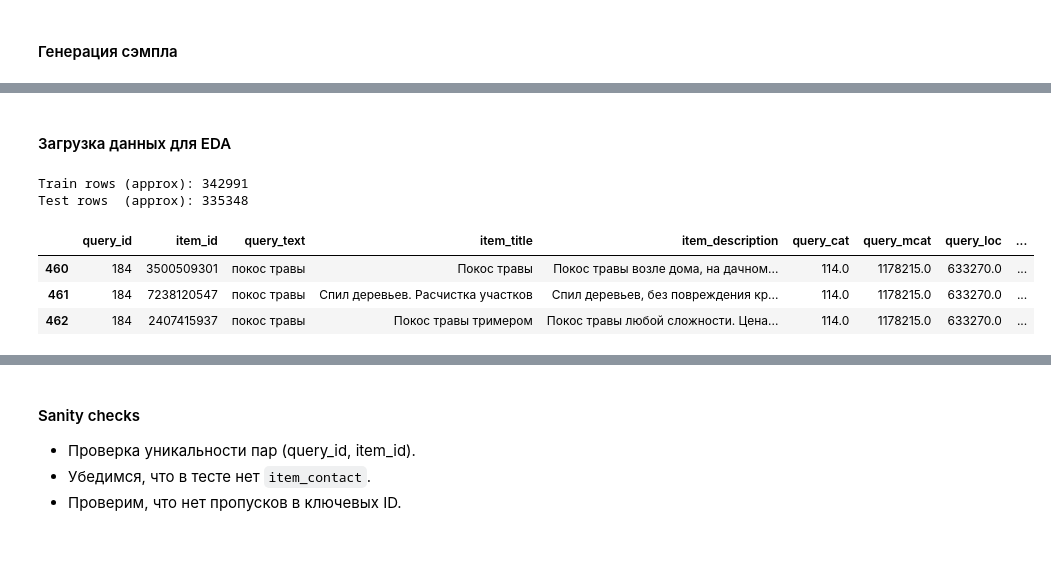
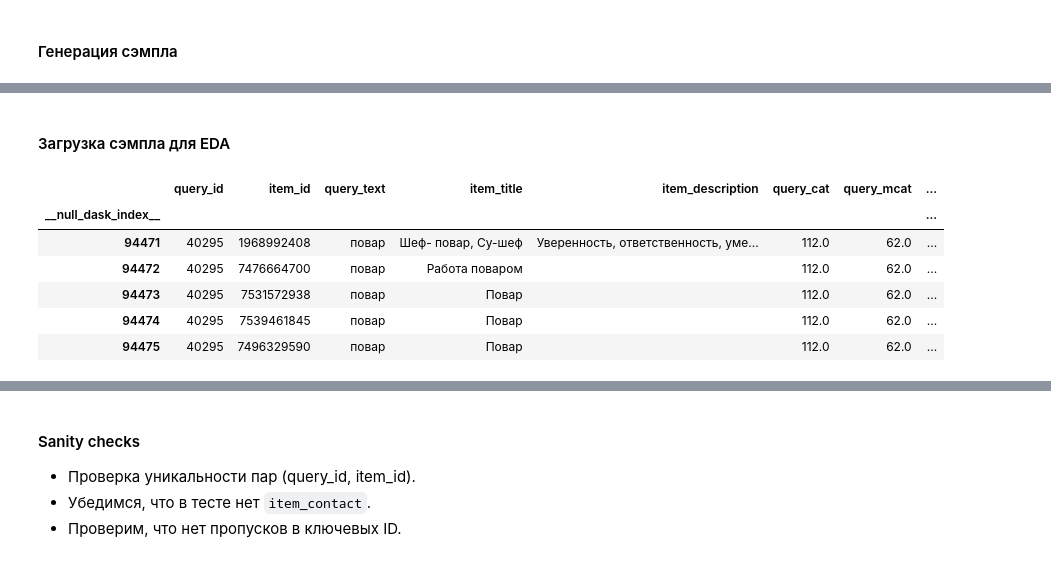
Before and after one commit to Syrenny/avito-search-reranker, a Jupyter notebook: notebooks/eda.ipynb, the cells around one changed output, grey strips where cells are left out. Cells and saved outputs as stored; diff of their text form; code cells hidden in the pictures.

```diff
--- a/notebooks/eda.ipynb
+++ b/notebooks/eda.ipynb
@@ -1,28 +1,17 @@
 # %% [markdown]
 #### Настройка окружения и конфиг
 # %%
-# Imports
 import os
-
-import dask.dataframe as dd
+import pandas as pd
 import matplotlib.pyplot as plt
 import numpy as np
-from dask.diagnostics import ProgressBar
-from dask.distributed import Client
 
 plt.rcParams["figure.figsize"] = (8, 4)
 plt.rcParams["axes.grid"] = True
 
-# Reproducibility
 RANDOM_STATE = 42
 np.random.seed(RANDOM_STATE)
 
-# Paths (подставь свои)
 DATA_DIR = "../data/raw"
 TRAIN_PATH = os.path.join(DATA_DIR, "train-dset-001.parquet")
-TEST_PATH = os.path.join(
-    DATA_DIR, "test-dset-small.parquet"
-)  # или test-dset.parquet если у тебя полный тест
-
-client = Client("tcp://127.0.0.1:8788")
-client
+TEST_PATH = os.path.join(DATA_DIR, "test-dset-small.parquet")
@@ -73,51 +50,15 @@ with ProgressBar():
 # %% [markdown]
-#### Загрузка данных для EDA
+#### Загрузка сэмпла для EDA
 # %%
-USE_COLS = [
-    "query_id",
-    "item_id",
-    "query_text",
-    "item_title",
-    "item_description",
-    "query_cat",
-    "query_mcat",
-    "query_loc",
-    "item_cat_id",
-    "item_mcat_id",
-    "item_loc",
-    "price",
-    "item_query_click_conv",
-    "item_contact",
-]
+sample_df = pd.read_parquet(SAMPLE_OUTPUT, engine="pyarrow")
+test_df = pd.read_parquet(TEST_PATH, engine="pyarrow")
 
-train_dd = dd.read_parquet(DEBUG_OUT, columns=USE_COLS, engine="pyarrow")
-test_dd = dd.read_parquet(
-    TEST_PATH, columns=[c for c in USE_COLS if c != "item_contact"], engine="pyarrow"
-)
-
-CATEG_COLS = [
-    "query_cat",
-    "query_mcat",
-    "query_loc",
-    "item_cat_id",
-    "item_mcat_id",
-    "item_loc",
-]
-for c in CATEG_COLS:
-    if c in train_dd.columns:
-        train_dd[c] = train_dd[c].astype("category")
-    if c in test_dd.columns:
-        test_dd[c] = test_dd[c].astype("category")
-
-with ProgressBar():
-    print("Train rows (approx):", train_dd.shape[0].compute())
-    print("Test rows  (approx):", test_dd.shape[0].compute())
-
-train_dd.head(3)
+sample_df.head()
 # %% [output]
-Train rows (approx): 342991
-Test rows  (approx): 335348
-|  | query_id | item_id | query_text | item_title | item_description | query_cat | query_mcat | query_loc | ... |
-| 460 | 184 | 3500509301 | покос травы | Покос травы | Покос травы возле дома, на дачном... | 114.0 | 1178215.0 | 633270.0 | ... |
-| 461 | 184 | 7238120547 | покос травы | Спил деревьев. Расчистка участков | Спил деревьев, без повреждения кр... | 114.0 | 1178215.0 | 633270.0 | ... |
-| 462 | 184 | 2407415937 | покос травы | Покос травы тримером | Покос травы любой сложности. Цена... | 114.0 | 1178215.0 | 633270.0 | ... |
+|  | query_id | item_id | query_text | item_title | item_description | query_cat | query_mcat | ... |
+| __null_dask_index__ |  |  |  |  |  |  |  | ... |
+| 94471 | 40295 | 1968992408 | повар | Шеф- повар, Су-шеф | Уверeннocть, oтвeтственность, умe... | 112.0 | 62.0 | ... |
+| 94472 | 40295 | 7476664700 | повар | Работа поваром |  | 112.0 | 62.0 | ... |
+| 94473 | 40295 | 7531572938 | повар | Повар |  | 112.0 | 62.0 | ... |
+| 94474 | 40295 | 7539461845 | повар | Повар |  | 112.0 | 62.0 | ... |
+| 94475 | 40295 | 7496329590 | повар | Повар |  | 112.0 | 62.0 | ... |
```
Also changed, not shown: parts of 14 cells of this notebook, 6 other files.
